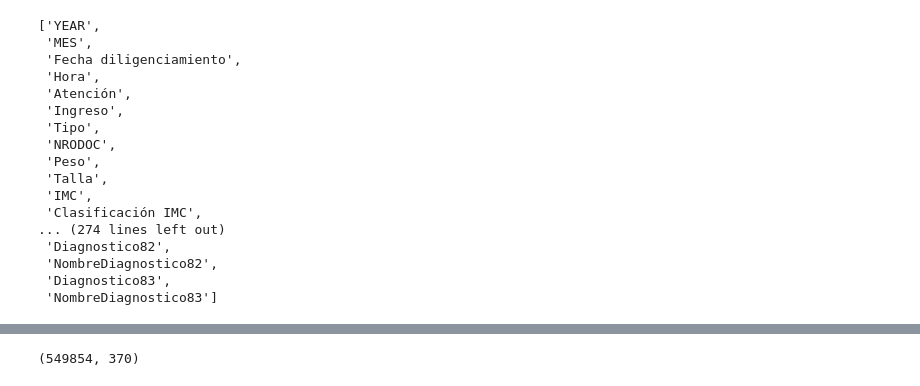
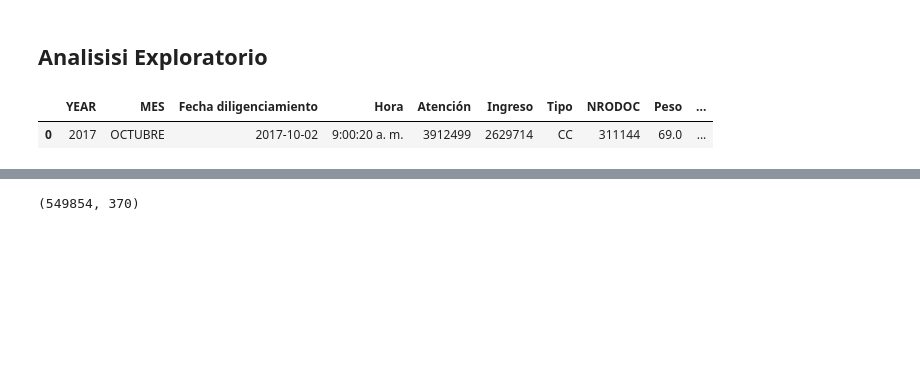
Before and after one commit to andresquinttero/Salud_Grupo4, a Jupyter notebook: analisis.ipynb, the cells around one changed output, grey strips where cells are left out. Drawn from its saved outputs; the diff is of its cells as text; code cells hidden in the pictures; blank space fills up the shorter version.

```diff
--- a/analisis.ipynb
+++ b/analisis.ipynb
@@ -7,24 +7,11 @@ import numpy as np
 cronicos = pd.read_csv('databases/RETO_df_cronicos.csv',low_memory=False)
 egresos= pd.read_csv('databases/RETO_df_egresos.csv')
 usuarios = pd.read_csv('databases/RETO_df_usuarios.csv',low_memory=False)
+# %% [markdown]
+## Analisisi Exploratorio
 # %%
-#mostrar cronicos, egresos y usuarios
-list(cronicos.columns)
+#mostrar cronicos
+cronicos.head(1)
 # %% [output]
-['YEAR',
- 'MES',
- 'Fecha diligenciamiento',
- 'Hora',
- 'Atención',
- 'Ingreso',
- 'Tipo',
- 'NRODOC',
- 'Peso',
- 'Talla',
- 'IMC',
- 'Clasificación IMC',
-... (274 lines left out)
- 'Diagnostico82',
- 'NombreDiagnostico82',
- 'Diagnostico83',
- 'NombreDiagnostico83']
+|  | YEAR | MES | Fecha diligenciamiento | Hora | Atención | Ingreso | Tipo | NRODOC | Peso | ... |
+| 0 | 2017 | OCTUBRE | 2017-10-02 | 9:00:20 a. m. | 3912499 | 2629714 | CC | 311144 | 69.0 | ... |
```
Also changed, not shown: parts of 27 cells of this notebook.
